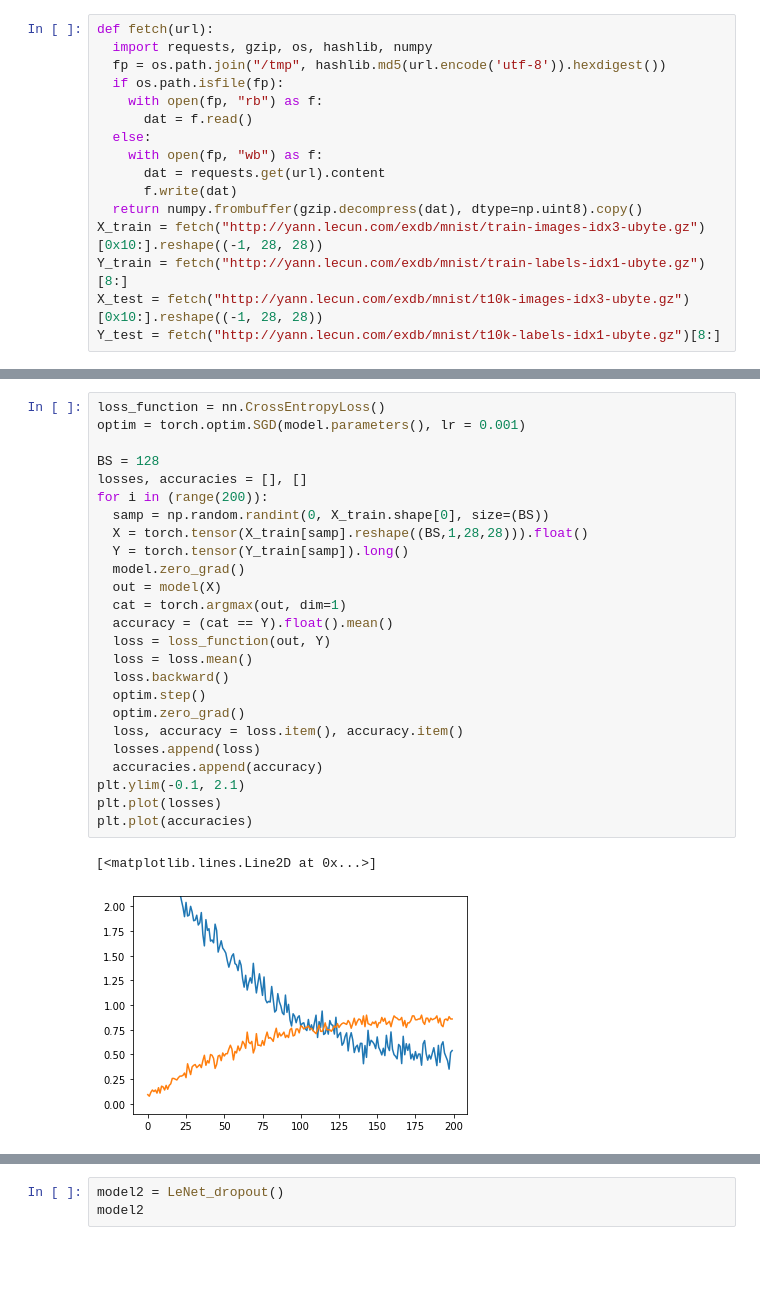
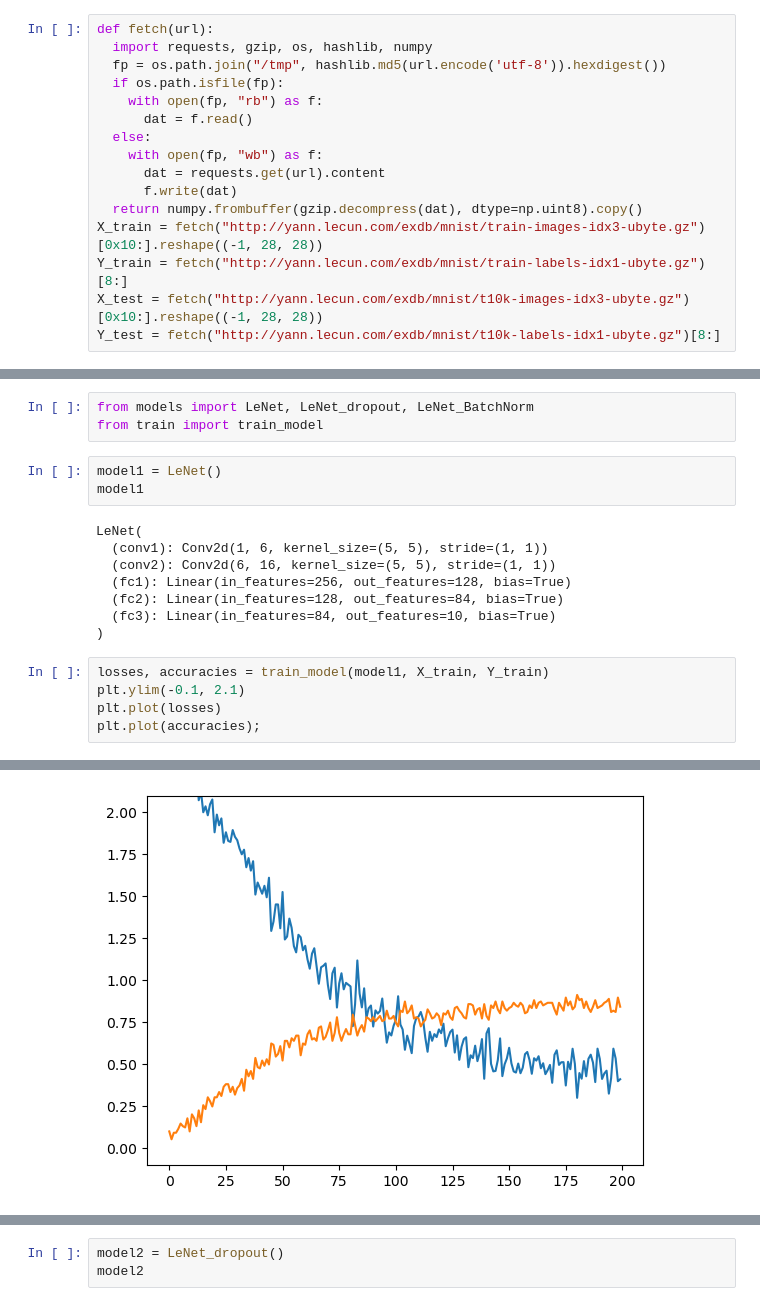
Before and after one commit to kkilian/Torch, a Jupyter notebook: LeNet.ipynb, the cells around one changed output, grey strips where cells are left out. Drawn from its saved outputs; the diff is of its cells as text; blank space fills up the shorter version.

```diff
--- a/LeNet.ipynb
+++ b/LeNet.ipynb
@@ -34,28 +23,20 @@ LeNet(
-# %%
-loss_function = nn.CrossEntropyLoss()
-optim = torch.optim.SGD(model.parameters(), lr = 0.001)
-
-BS = 128
-losses, accuracies = [], []
-for i in (range(200)):
-  samp = np.random.randint(0, X_train.shape[0], size=(BS))
-  X = torch.tensor(X_train[samp].reshape((BS,1,28,28))).float()
-  Y = torch.tensor(Y_train[samp]).long()
-  model.zero_grad()
-  out = model(X)
-  cat = torch.argmax(out, dim=1)
-  accuracy = (cat == Y).float().mean()
-  loss = loss_function(out, Y)
-  loss = loss.mean()
-  loss.backward()
-  optim.step()
-  optim.zero_grad()
-  loss, accuracy = loss.item(), accuracy.item()
-  losses.append(loss)
-  accuracies.append(accuracy)
-plt.ylim(-0.1, 2.1)
-plt.plot(losses)
-plt.plot(accuracies)
-# %% [output]
-[<matplotlib.lines.Line2D at 0x...>]
-[figure, removed]
+# %%
+from models import LeNet, LeNet_dropout, LeNet_BatchNorm
+from train import train_model
+# %%
+model1 = LeNet()
+model1
+# %% [output]
+LeNet(
+  (conv1): Conv2d(1, 6, kernel_size=(5, 5), stride=(1, 1))
+  (conv2): Conv2d(6, 16, kernel_size=(5, 5), stride=(1, 1))
+  (fc1): Linear(in_features=256, out_features=128, bias=True)
+  (fc2): Linear(in_features=128, out_features=84, bias=True)
+  (fc3): Linear(in_features=84, out_features=10, bias=True)
+)
+# %%
+losses, accuracies = train_model(model1, X_train, Y_train)
+plt.ylim(-0.1, 2.1)
+plt.plot(losses)
+plt.plot(accuracies);
+# %% [output]
@@ -62 +48,2 @@ plt.plot(accuracies)
+[figure, added]
 # %%
```
Also changed, not shown: parts of 8 cells of this notebook.
